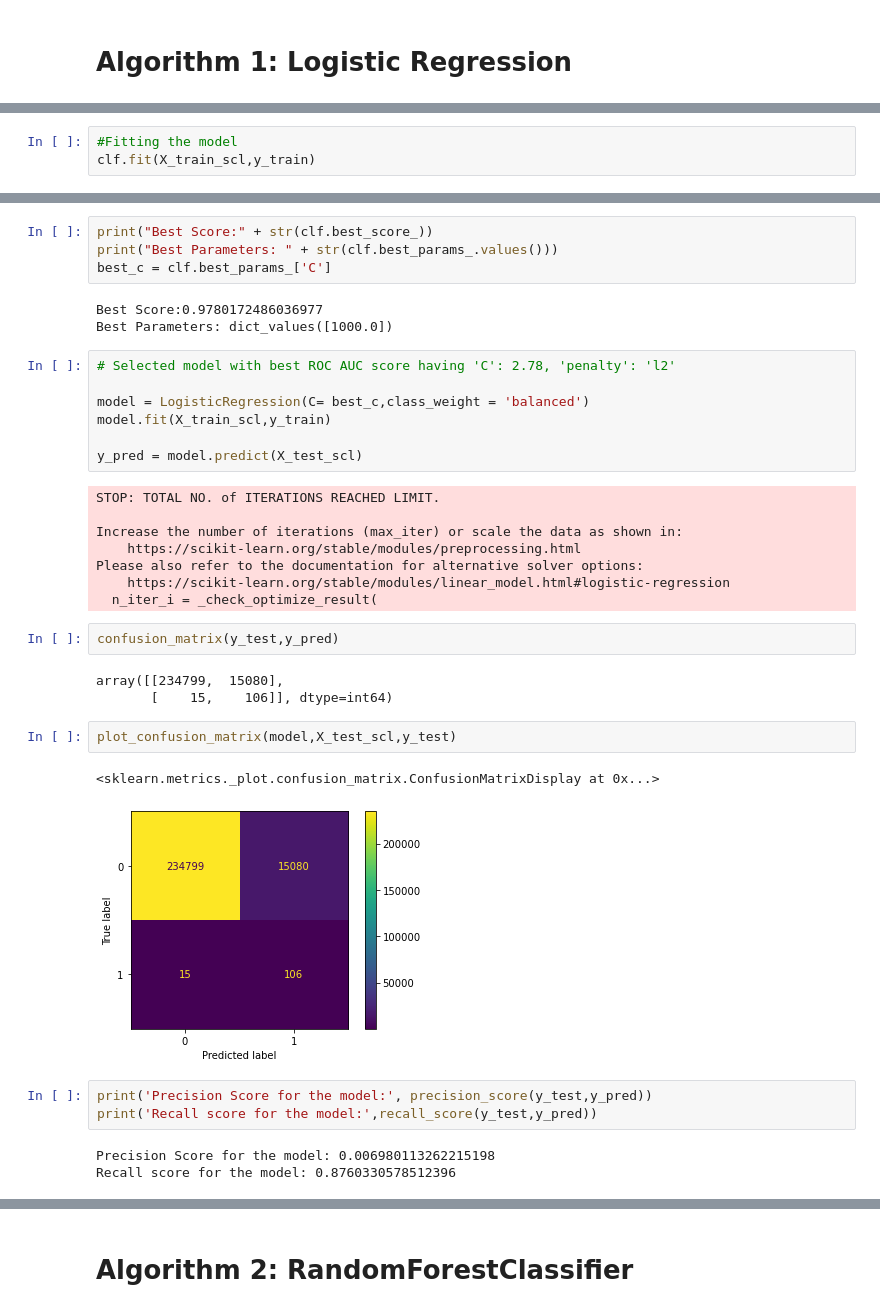
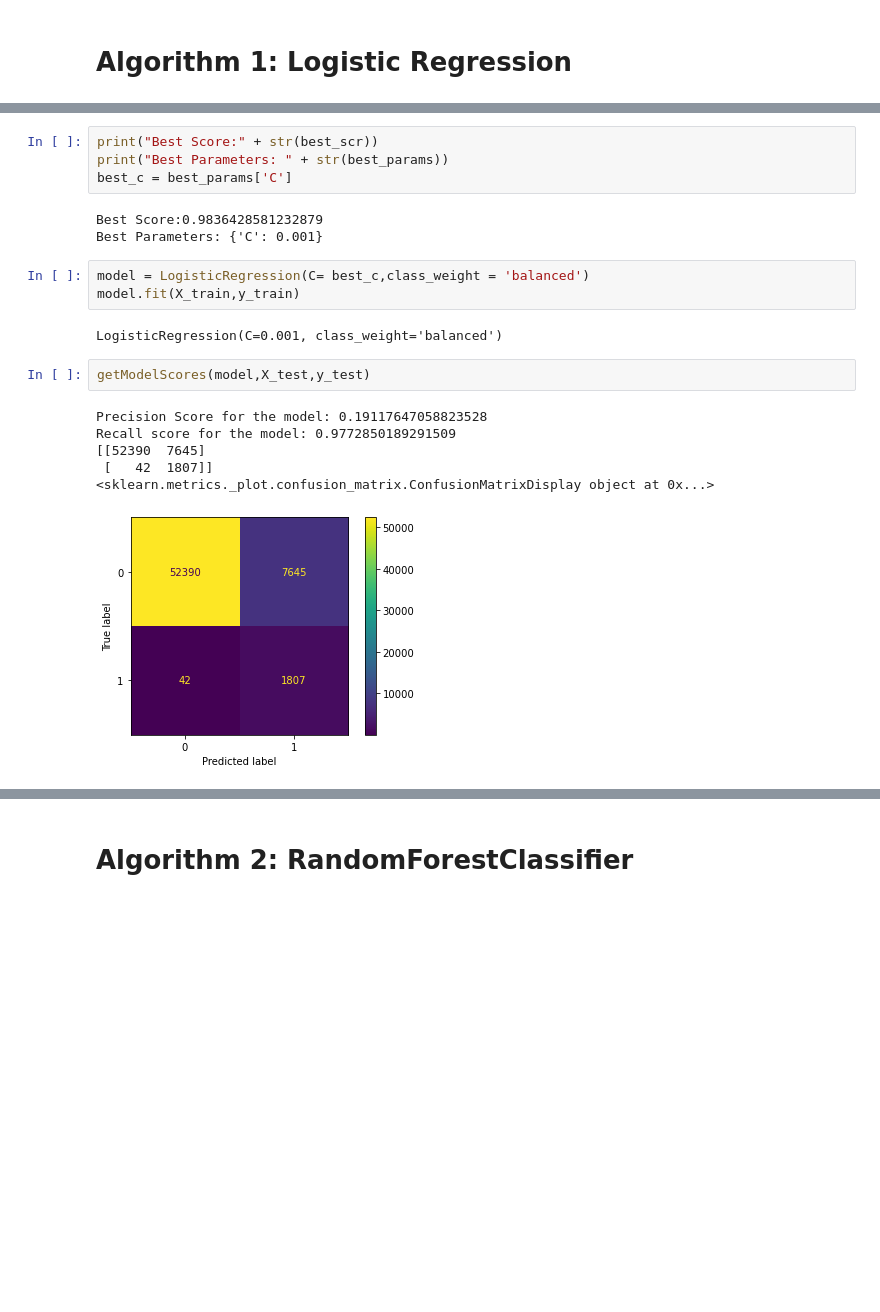
Before and after one commit to Saransh-Khasria/FraudDetection, a Jupyter notebook: 04. Modeling.ipynb, the cells around one changed output, grey strips where cells are left out. Cells and saved outputs as stored; diff of their text form; blank space fills up the shorter version.

```diff
--- a/04. Modeling.ipynb
+++ b/04. Modeling.ipynb
@@ -122,3 +193,0 @@ clf  = GridSearchCV(model,param, cv = 5,scoring = 'roc_auc')
-# %%
-#Fitting the model
-clf.fit(X_train_scl,y_train)
@@ -148,38 +194,21 @@ GridSearchCV(cv=5, estimator=LogisticRegression(class_weight='balanced'),
 # %%
-print("Best Score:" + str(clf.best_score_))
-print("Best Parameters: " + str(clf.best_params_.values()))
-best_c = clf.best_params_['C']
+print("Best Score:" + str(best_scr))
+print("Best Parameters: " + str(best_params))
+best_c = best_params['C']
 # %% [output]
-Best Score:0.9780172486036977
-Best Parameters: dict_values([1000.0])
+Best Score:0.9836428581232879
+Best Parameters: {'C': 0.001}
-# %%
-# Selected model with best ROC AUC score having 'C': 2.78, 'penalty': 'l2'
-
-model = LogisticRegression(C= best_c,class_weight = 'balanced')
-model.fit(X_train_scl,y_train)
-
-y_pred = model.predict(X_test_scl)
-# %% [output]
-STOP: TOTAL NO. of ITERATIONS REACHED LIMIT.
-
-Increase the number of iterations (max_iter) or scale the data as shown in:
-    https://scikit-learn.org/stable/modules/preprocessing.html
-Please also refer to the documentation for alternative solver options:
-    https://scikit-learn.org/stable/modules/linear_model.html#logistic-regression
-  n_iter_i = _check_optimize_result(
-# %%
-confusion_matrix(y_test,y_pred)
-# %% [output]
-array([[234799,  15080],
-       [    15,    106]], dtype=int64)
+# %%
+model = LogisticRegression(C= best_c,class_weight = 'balanced')
+model.fit(X_train,y_train)
+# %% [output]
+LogisticRegression(C=0.001, class_weight='balanced')
 # %%
-plot_confusion_matrix(model,X_test_scl,y_test)
+getModelScores(model,X_test,y_test)
 # %% [output]
-<sklearn.metrics._plot.confusion_matrix.ConfusionMatrixDisplay at 0x...>
+Precision Score for the model: 0.19117647058823528
+Recall score for the model: 0.9772850189291509
+[[52390  7645]
+ [   42  1807]]
+<sklearn.metrics._plot.confusion_matrix.ConfusionMatrixDisplay object at 0x...>
-[figure, old version]
+[figure, new version]
-# %%
-print('Precision Score for the model:', precision_score(y_test,y_pred))
-print('Recall score for the model:',recall_score(y_test,y_pred))
-# %% [output]
-Precision Score for the model: 0.006980113262215198
-Recall score for the model: 0.8760330578512396
```
Also changed, not shown: parts of 82 cells of this notebook.
